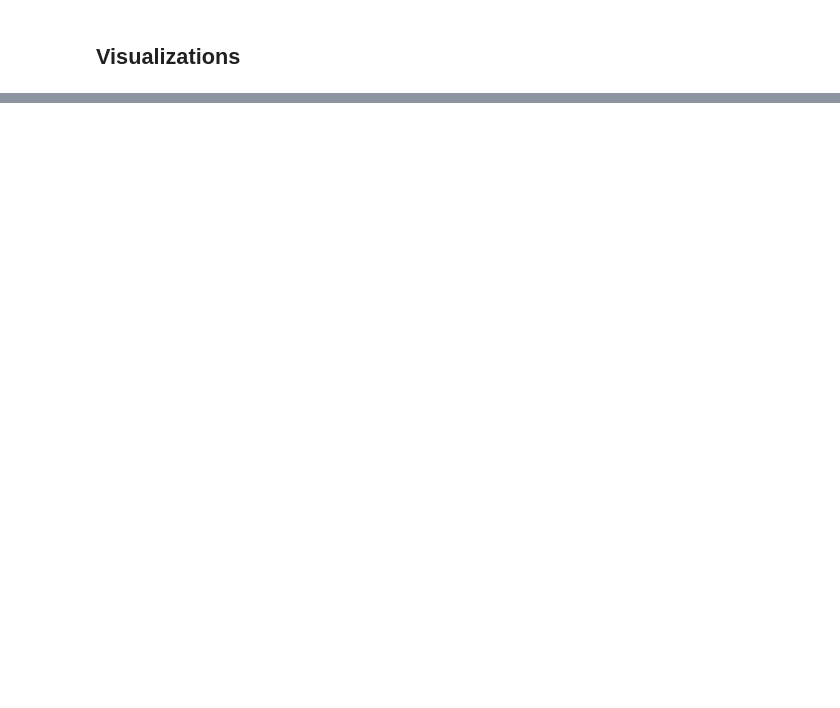
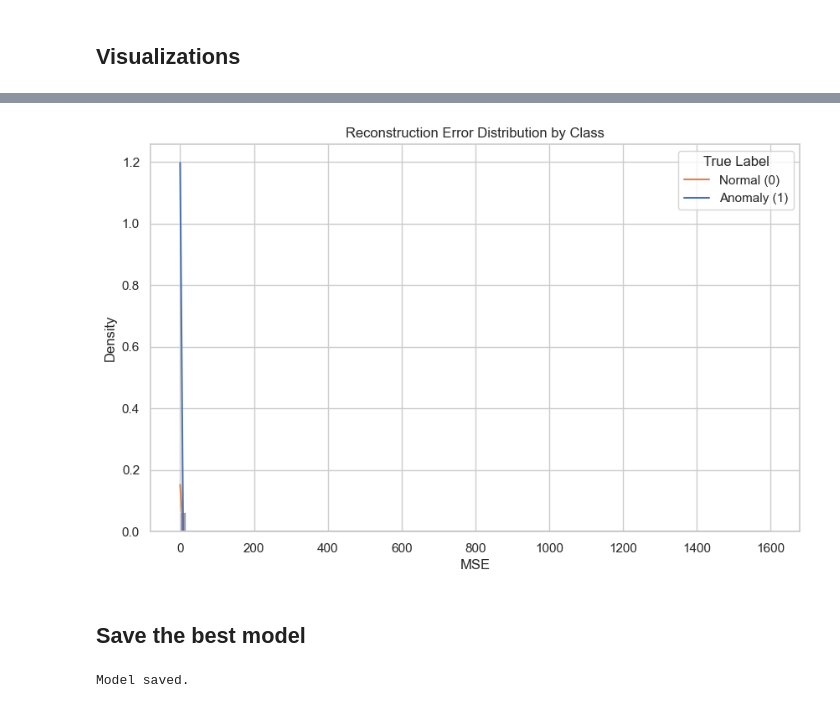
Before and after one commit to vscerra/anomaly-NSL-KDD, a Jupyter notebook: notebooks/04_autoencoder.ipynb, the cells around one changed output, grey strips where cells are left out. Drawn from its saved outputs; the diff is of its cells as text; code cells hidden in the pictures; blank space fills up the shorter version.

```diff
--- a/notebooks/04_autoencoder.ipynb
+++ b/notebooks/04_autoencoder.ipynb
@@ -38,20 +36,16 @@ Training on normal samples only: (53874, 33)
 # %%
-results = []
-for dim in [8, 16, 32]:
-    for dropout in [0.0, 0.1, 0.2]:
-        metrics = run_autoencoder_experiment(
-            X_train_normal = X_train_normal,
-            X_test = X_test,
-            y_test = y_test,
-            encoding_dim = dim,
-            dropout_rate = dropout,
-            learning_rate = 1e-4,
-            epochs = 100,
-            threshold_percentile = 99,
-            verbose = 0
-        )
-        results.append(metrics)
+autoencoder, metrics_ae, recon_error, y_pred_ae = run_autoencoder_experiment(
+    X_train_normal,
+    X_test = X_test,
+    y_test = y_test,
+    encoding_dim = 32,
+    dropout_rate = 0.1,
+    learning_rate = 1e-4,
+    epochs = 100,
+    batch_size = 128
+)
 
-results_df = pd.DataFrame(results)
-results_df.sort_values("f1", ascending = False)
+print("Autoencoder Metrics:")
+for k, v in metrics_ae.items():
+    print(f"{k}: {v:.3f}")
 # %% [output]
@@ -212,0 +70,23 @@ plot_precision_recall(y_test, recon_error, title = "Autoencoder: Precision-Recal
+# %%
+df_errors = pd.DataFrame({
+    "reconstruction_error": recon_error,
+    "true_label": y_test
+})
+
+plt.figure(figsize=(10, 6))
+sns.histplot(data=df_errors, x="reconstruction_error", hue="true_label", bins=100, kde=True, stat="density", common_norm=False)
+plt.title("Reconstruction Error Distribution by Class")
+plt.xlabel("MSE")
+plt.ylabel("Density")
+#plt.xlim(0, np.percentile(recon_error, .216))  # Optional clipping
+plt.legend(title="True Label", labels=["Normal (0)", "Anomaly (1)"])
+plt.show()
+# %% [output]
+[figure, added]
+# %% [markdown]
+## Save the best model
+# %%
+autoencoder.save("../models/autoencoder_best.h5")
+print("Model saved.")
+# %% [output]
+Model saved.
```
Also changed, not shown: parts of 19 cells of this notebook, 3 other files.
